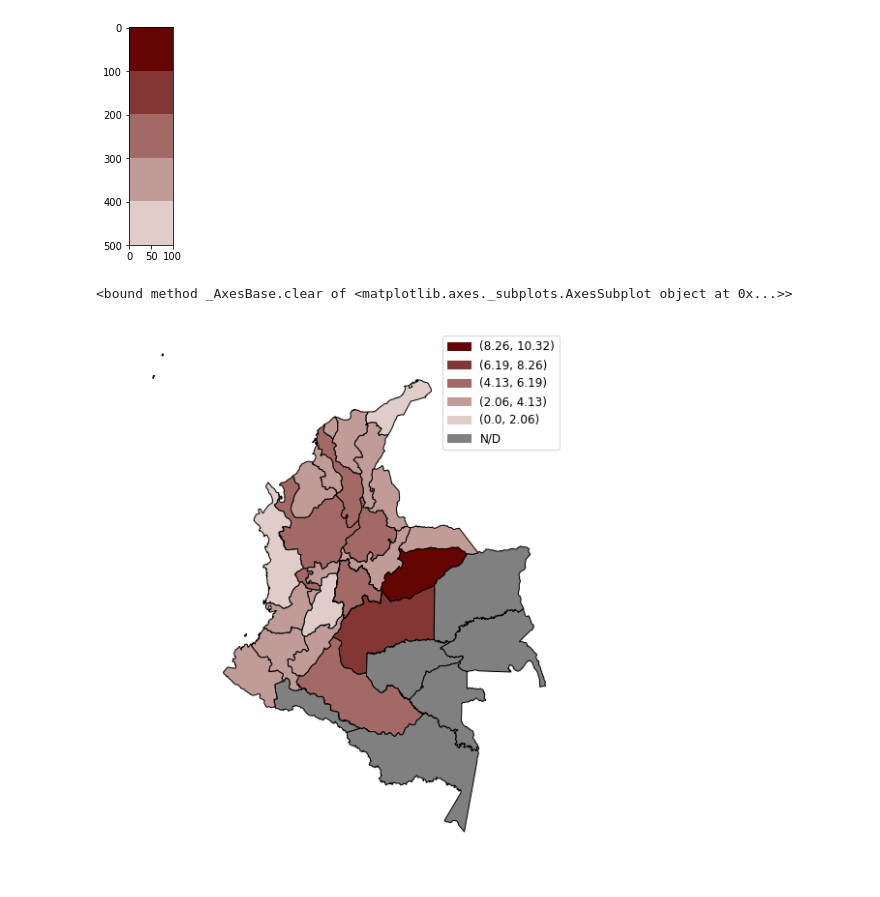
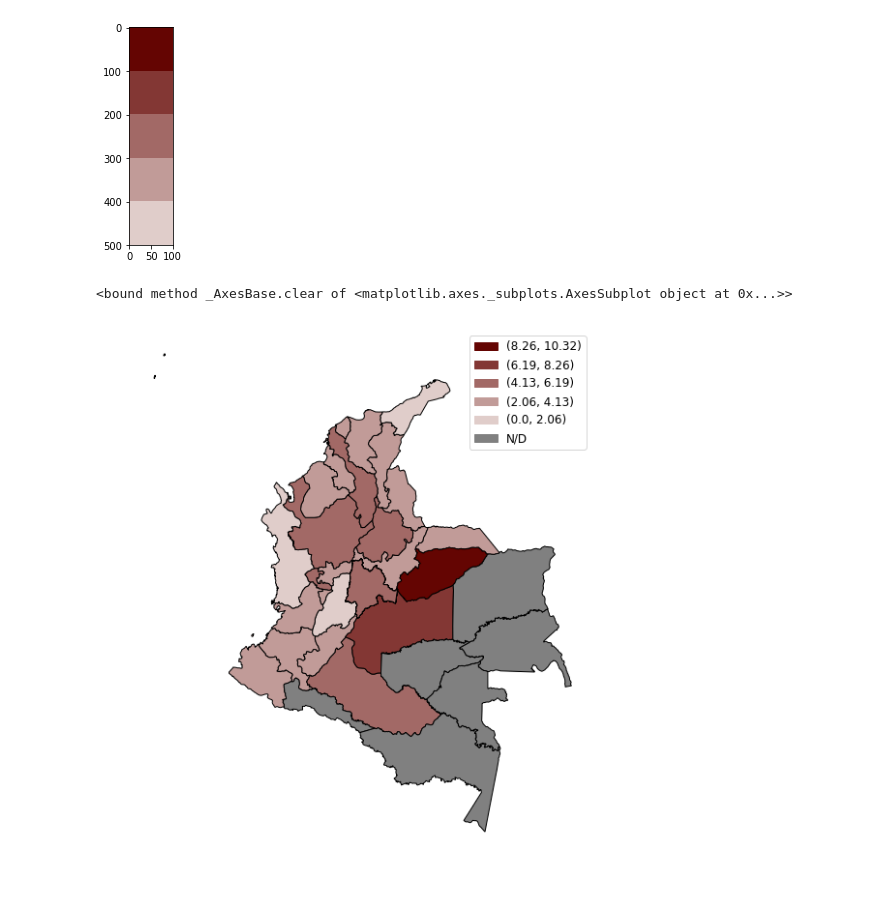
Before and after one commit to colombiaendato/antipodes, a Jupyter notebook: alcohol_consumption.ipynb, the cells around one changed output. Cells and saved outputs as stored; diff of their text form; code cells hidden in the pictures.

```diff
--- a/alcohol_consumption.ipynb
+++ b/alcohol_consumption.ipynb
@@ -48,30 +48,30 @@ for i in range(spaces):
 # %%
 data = json.load(open("./data/colombia_uni_cmarca.geojson"))
 # %%
-fig = plt.figure(figsize=(8, 10))
+fig = plt.figure(figsize=(8.5, 10))
 plt.axis('off')
 ax = fig.gca()
 legends = []
 for range_i in ranges_dict:
     color = ranges_dict[range_i]
     patch = mpatches.Patch(color=[color[0]/255,color[1]/255,color[2]/255], label=str(range_i))
     legends.append(patch)
 legends = list(reversed(legends))
 legends.append(mpatches.Patch(color=[unknown_value[0]/255,unknown_value[1]/255,unknown_value[2]/255], label="N/D"))
 plt.legend(handles=legends, prop={'size': 12})
 
 for feat in data["features"]:
     std_id = feat["properties"]["STD_ID"]
     geom = asShape(feat["geometry"])
     x, y = geom.centroid.x, geom.centroid.y
     ax.plot(x, y, '-')
     color = unknown_value
     for range_color in ranges_dict:
         if df.loc[std_id][1] >= range_color[0] and df.loc[std_id][1] <= range_color[1]:
             color = ranges_dict[range_color]
     ax.add_patch(PolygonPatch(feat["geometry"], fc=[color[0]/255,color[1]/255,color[2]/255], ec='black',
                 alpha=1, lw=1, ls='-', zorder=2))
 ax.clear
 # %% [output]
 <bound method _AxesBase.clear of <matplotlib.axes._subplots.AxesSubplot object at 0x...>>
-[figure, old version]
+[figure, new version]
```
Also changed, not shown: 1 other file.
